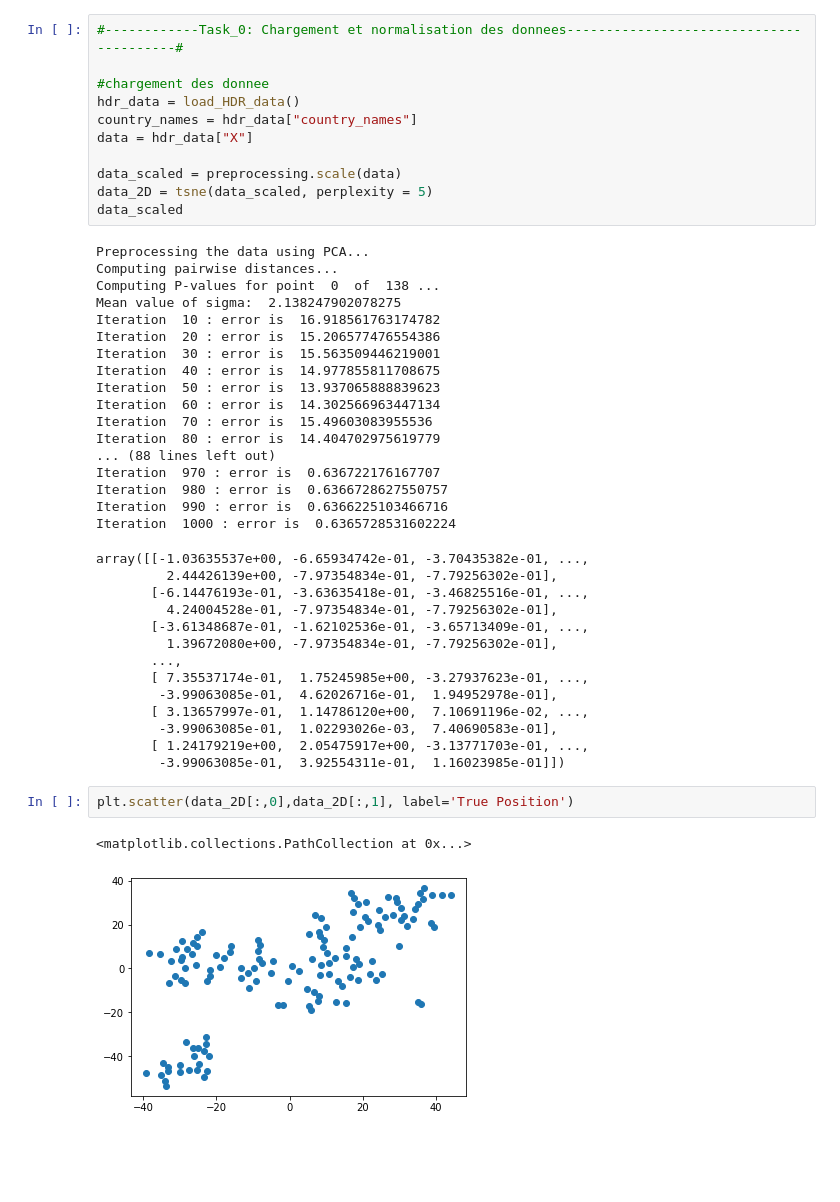
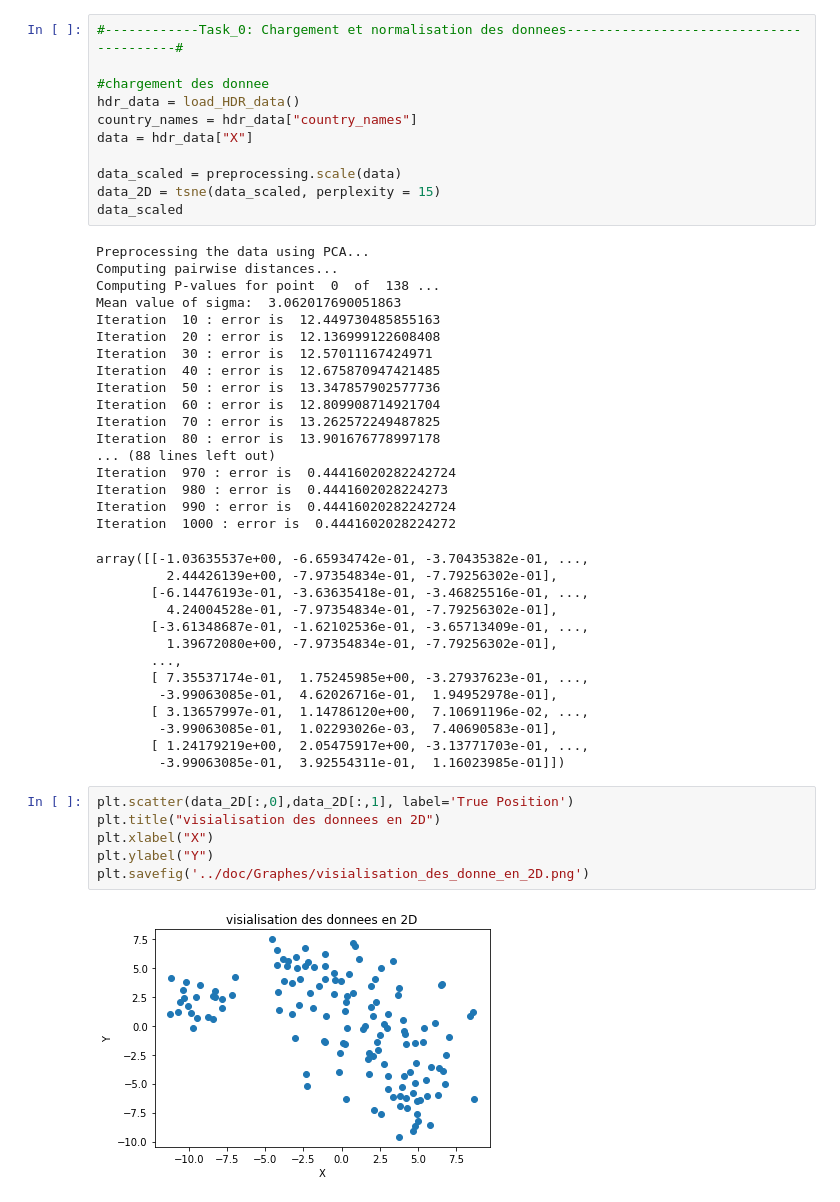
Before and after one commit to prettyHello/Machine-learning-and-data-mining-Project2, a Jupyter notebook: src/task_1.ipynb, the cells around one changed output. Drawn from its saved outputs; the diff is of its cells as text; blank space fills up the shorter version.

```diff
--- a/src/task_1.ipynb
+++ b/src/task_1.ipynb
@@ -19,26 +23,26 @@ country_names = hdr_data["country_names"]
 data = hdr_data["X"]
 
 data_scaled = preprocessing.scale(data)
-data_2D = tsne(data_scaled, perplexity = 5)
+data_2D = tsne(data_scaled, perplexity = 15)
 data_scaled
 # %% [output]
 Preprocessing the data using PCA...
 Computing pairwise distances...
 Computing P-values for point  0  of  138 ...
-Mean value of sigma:  2.138247902078275
-Iteration  10 : error is  16.918561763174782
-Iteration  20 : error is  15.206577476554386
-Iteration  30 : error is  15.563509446219001
-Iteration  40 : error is  14.977855811708675
-Iteration  50 : error is  13.937065888839623
-Iteration  60 : error is  14.302566963447134
-Iteration  70 : error is  15.49603083955536
-Iteration  80 : error is  14.404702975619779
+Mean value of sigma:  3.062017690051863
+Iteration  10 : error is  12.449730485855163
+Iteration  20 : error is  12.136999122608408
+Iteration  30 : error is  12.57011167424971
+Iteration  40 : error is  12.675870947421485
+Iteration  50 : error is  13.347857902577736
+Iteration  60 : error is  12.809908714921704
+Iteration  70 : error is  13.262572249487825
+Iteration  80 : error is  13.901676778997178
 ... (88 lines left out)
-Iteration  970 : error is  0.636722176167707
-Iteration  980 : error is  0.6366728627550757
-Iteration  990 : error is  0.6366225103466716
-Iteration  1000 : error is  0.6365728531602224
+Iteration  970 : error is  0.44416020282242724
+Iteration  980 : error is  0.4441602028224273
+Iteration  990 : error is  0.44416020282242724
+Iteration  1000 : error is  0.4441602028224272
 array([[-1.03635537e+00, -6.65934742e-01, -3.70435382e-01, ...,
          2.44426139e+00, -7.97354834e-01, -7.79256302e-01],
        [-6.14476193e-01, -3.63635418e-01, -3.46825516e-01, ...,
@@ -54,9 +58,12 @@ array([[-1.03635537e+00, -6.65934742e-01, -3.70435382e-01, ...,
         -3.99063085e-01,  3.92554311e-01,  1.16023985e-01]])
 # %%
 plt.scatter(data_2D[:,0],data_2D[:,1], label='True Position')
+plt.title("visialisation des donnees en 2D")
+plt.xlabel("X")
+plt.ylabel("Y")
+plt.savefig('../doc/Graphes/visialisation_des_donne_en_2D.png')
 # %% [output]
-<matplotlib.collections.PathCollection at 0x...>
-[figure, old version]
+[figure, new version]
 # %%
 #-----------task_1: regroupement des instances en ++ groupes: choix du meilleur clustering-----------------#
 
```
Also changed, not shown: parts of 19 cells of this notebook.
